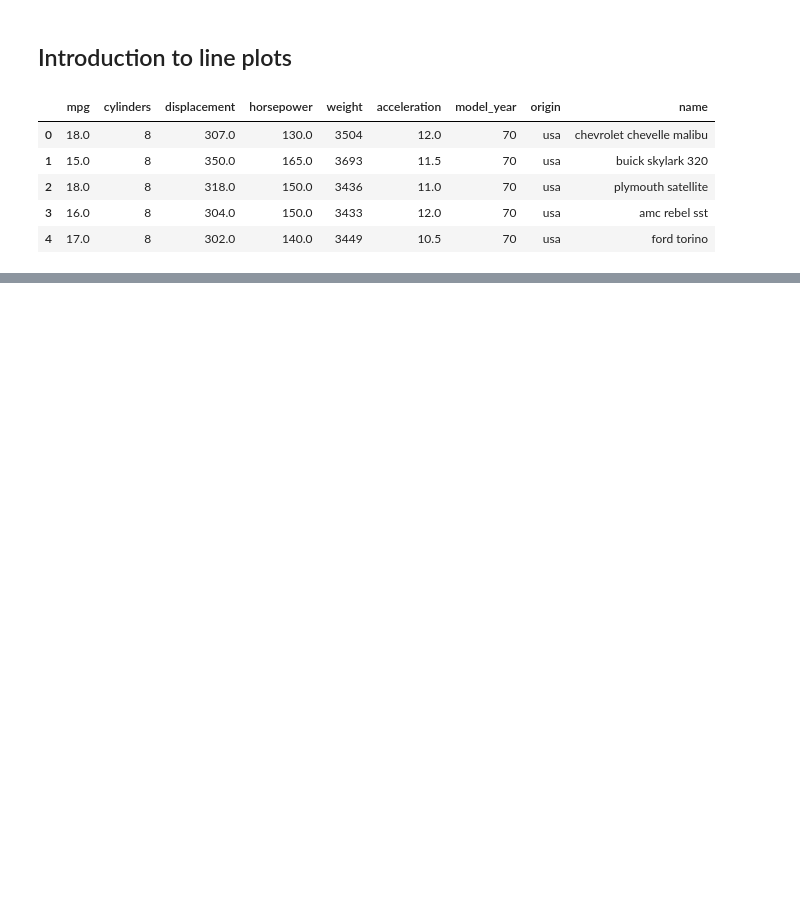
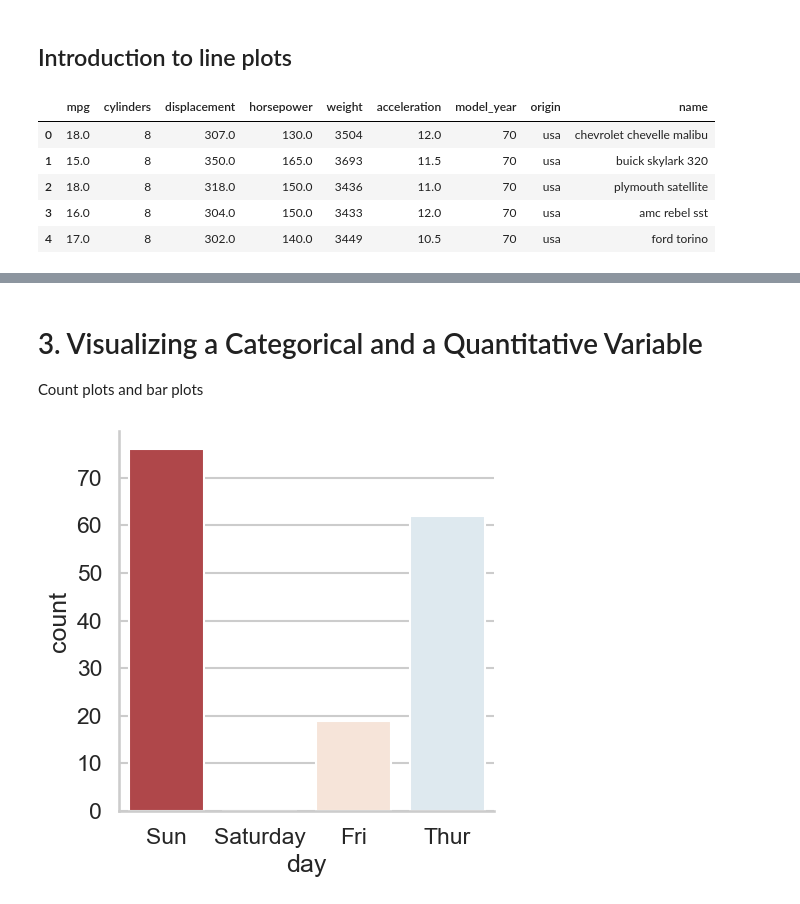
Before and after one commit to Adhamxiii/My-Journey-to-Learn-Python, a Jupyter notebook: Lesson 5/Introduction to Data Visualization with Seaborn.ipynb, the cells around one changed output, grey strips where cells are left out. Cells and saved outputs as stored; diff of their text form; code cells hidden in the pictures; blank space fills up the shorter version.

```diff
--- a/Lesson 5/Introduction to Data Visualization with Seaborn.ipynb
+++ b/Lesson 5/Introduction to Data Visualization with Seaborn.ipynb
@@ -117,0 +152,9 @@ sns.relplot(x='model_year', y='mpg', data=mpg, kind='scatter')
+# %% [markdown]
+# 3. Visualizing a Categorical and a Quantitative Variable
+Count plots and bar plots
+# %%
+category_order = ["Sun", "Saturday", "Fri", "Thur"]
+sns.catplot(x="day", data=tips, kind="count", order=category_order)
+plt.show()
+# %% [output]
+[figure, added]
```
Also changed, not shown: parts of 31 cells of this notebook.
